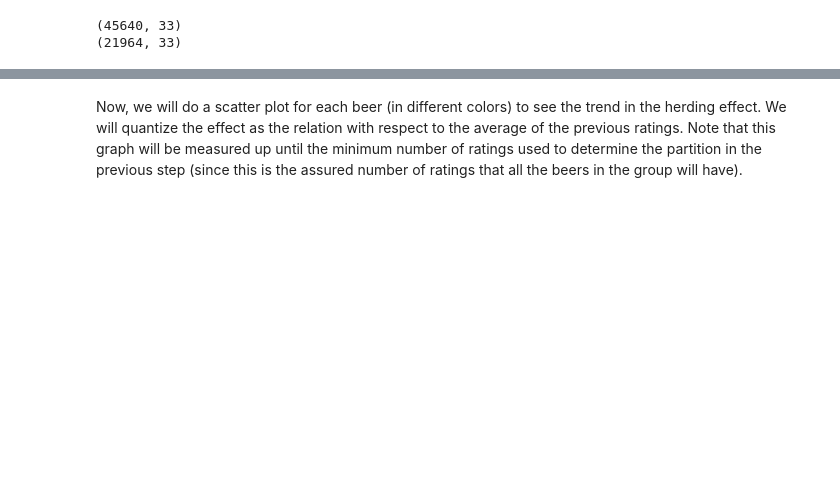
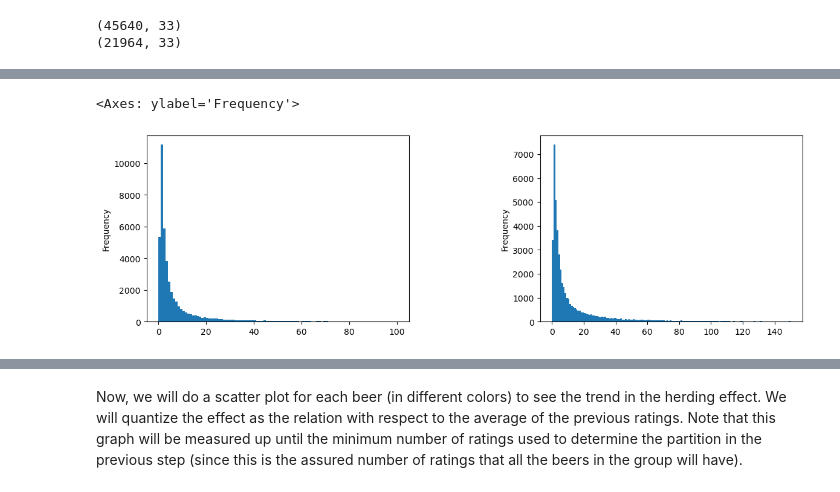
Before and after one commit to epfl-ada/ada-2023-project-adacadabra2023, a Jupyter notebook: Project_v2.ipynb, the cells around one changed output, grey strips where cells are left out. Cells and saved outputs as stored; diff of their text form; code cells hidden in the pictures; blank space fills up the shorter version.

```diff
--- a/Project_v2.ipynb
+++ b/Project_v2.ipynb
@@ -117,0 +133,5 @@ MB_beers['nbr_matched_valid_ratings.1'].sort_values().plot(kind='hist', range =
+# %%
+columns_to_keep = ['beer_id', 'beer_name','beer_id.1','beer_name.1','nbr_ratings', 'nbr_ratings.1', 'style', 'style.1','diff','sim']
+
+# keep the specified columns
+MB_beers_filtered = MB_beers.filter(columns_to_keep)
@@ -117,0 +154,8 @@ MB_beers['nbr_matched_valid_ratings.1'].sort_values().plot(kind='hist', range =
+# %%
+f,axs = plt.subplots(nrows=1, ncols=2, figsize=(14,4), sharey=False, gridspec_kw={'width_ratios':[1,1], 'wspace': 0.5})
+
+MB_beers_filtered['nbr_ratings'].sort_values().plot(kind='hist', range = (0, 100), bins= 100, ax=axs[0])
+MB_beers_filtered['nbr_ratings.1'].sort_values().plot(kind='hist', range = (0, 150), bins= 150, ax=axs[1])
+# %% [output]
+<Axes: ylabel='Frequency'>
+[figure, added]
```
Also changed, not shown: parts of 35 cells of this notebook, 1 other file.
